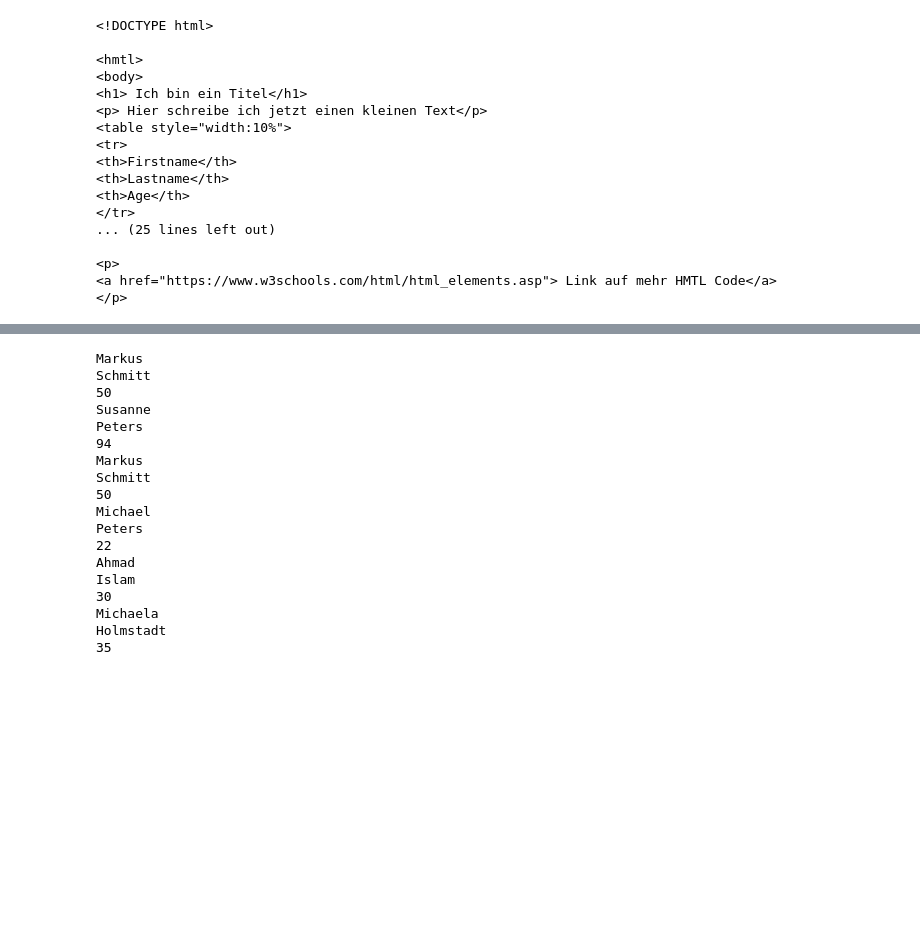
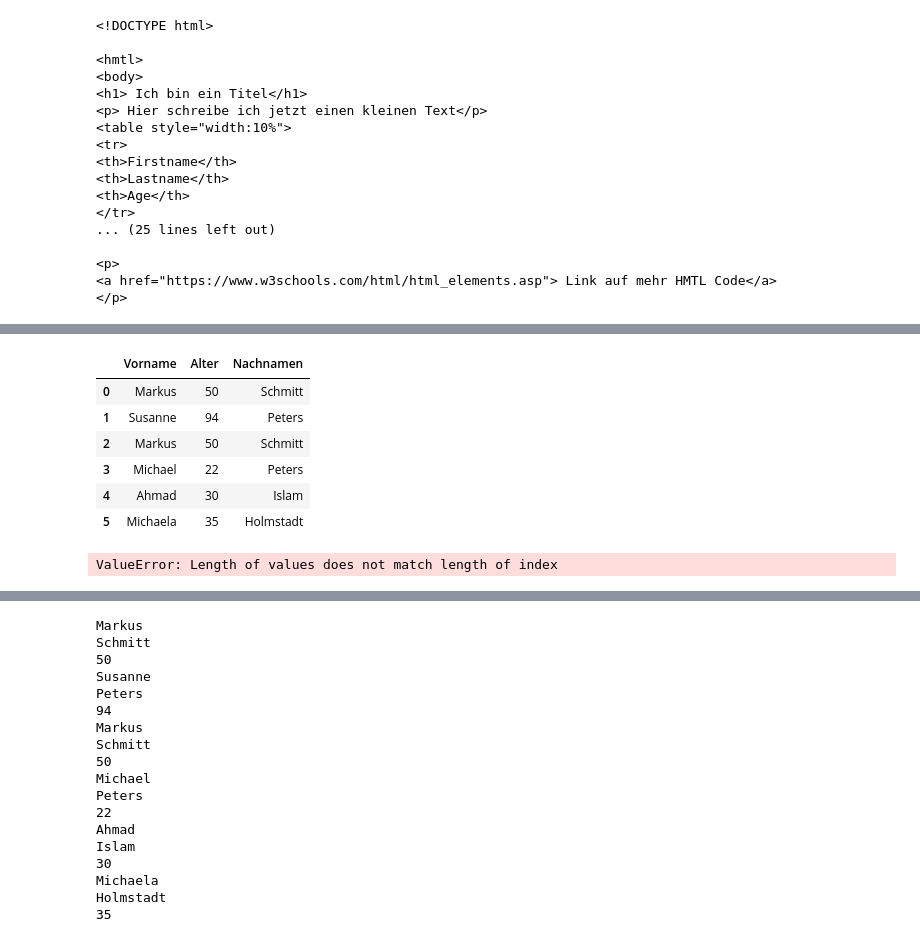
Before and after one commit to barjacks/pythonrecherche, a Jupyter notebook: 08 html, beautifulsoup, pandas intro/02 Lokales einlesen, BeautifulSoup recap.ipynb, the cells around one changed output, grey strips where cells are left out. Saved outputs shown, nothing was run; the diff lists cells and outputs as text; code cells hidden in the pictures; blank space fills up the shorter version.

```diff
--- a/08 html, beautifulsoup, pandas intro/02 Lokales einlesen, BeautifulSoup recap.ipynb
+++ b/08 html, beautifulsoup, pandas intro/02 Lokales einlesen, BeautifulSoup recap.ipynb
@@ -75,0 +110,9 @@ file_soup.find_all('td')
+# %%
+vn_list = []
+for vorname, alter, nachname in zip(vornamen_liste, alters_liste, nachnamen_liste):
+    mini_dict = {'Vorname':vorname,
+                 'Nachname': nachname,
+                 'Alter': alter}
+    vn_list.append(mini_dict)
+# %%
+df = pd.DataFrame(vn_list)
@@ -75,0 +129,18 @@ file_soup.find_all('td')
+# %%
+df['Alter'] = alters_liste
+# %%
+df['Nachnamen'] = nachnamen_liste
+# %%
+df
+# %% [output]
+|  | Vorname | Alter | Nachnamen |
+| 0 | Markus | 50 | Schmitt |
+| 1 | Susanne | 94 | Peters |
+| 2 | Markus | 50 | Schmitt |
+| 3 | Michael | 22 | Peters |
+| 4 | Ahmad | 30 | Islam |
+| 5 | Michaela | 35 | Holmstadt |
+# %%
+df['Alter'] = alters_lst
+# %% [output]
+ValueError: Length of values does not match length of index
```
Also changed, not shown: parts of 14 cells of this notebook, 4 other files.
